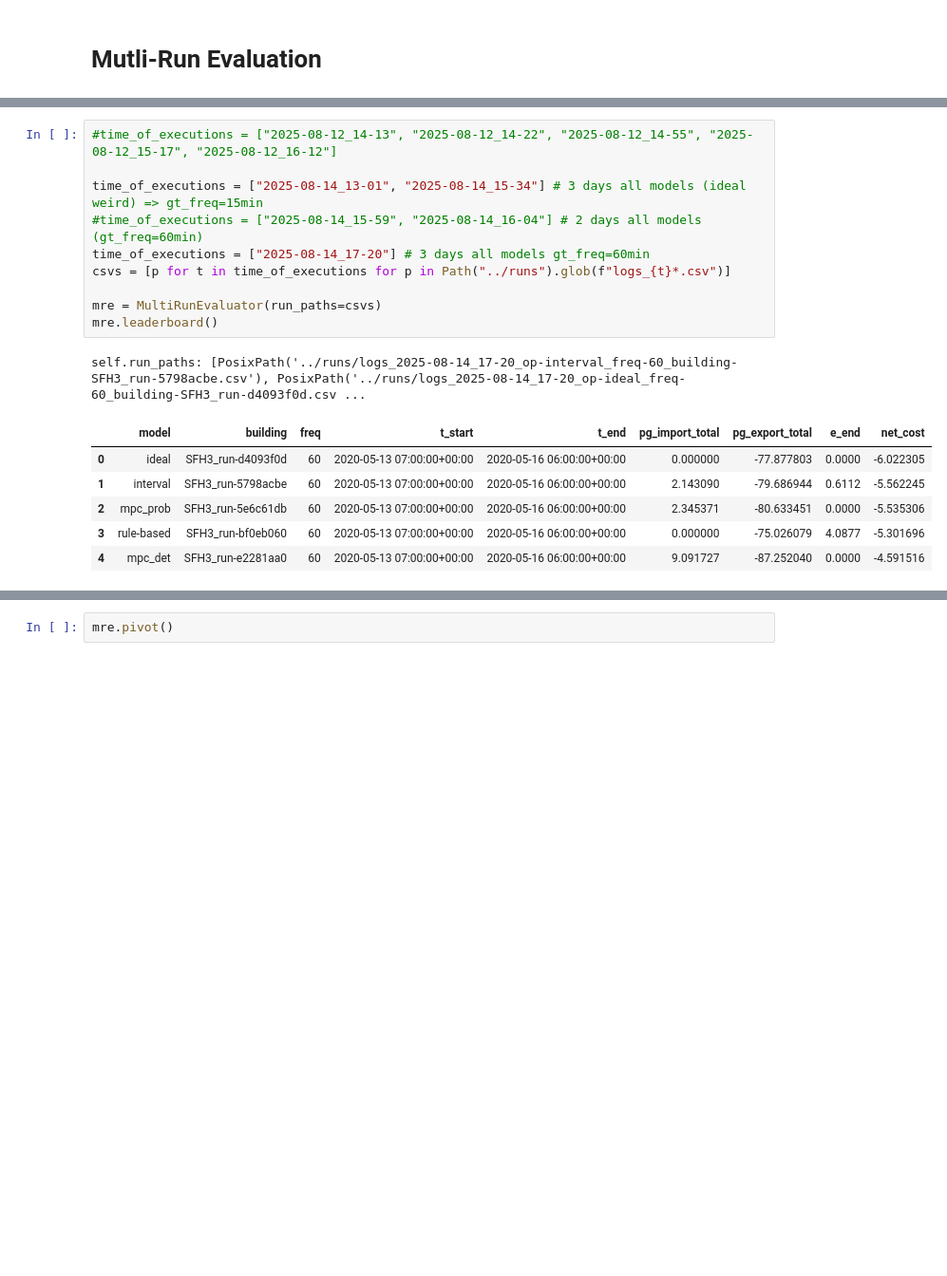
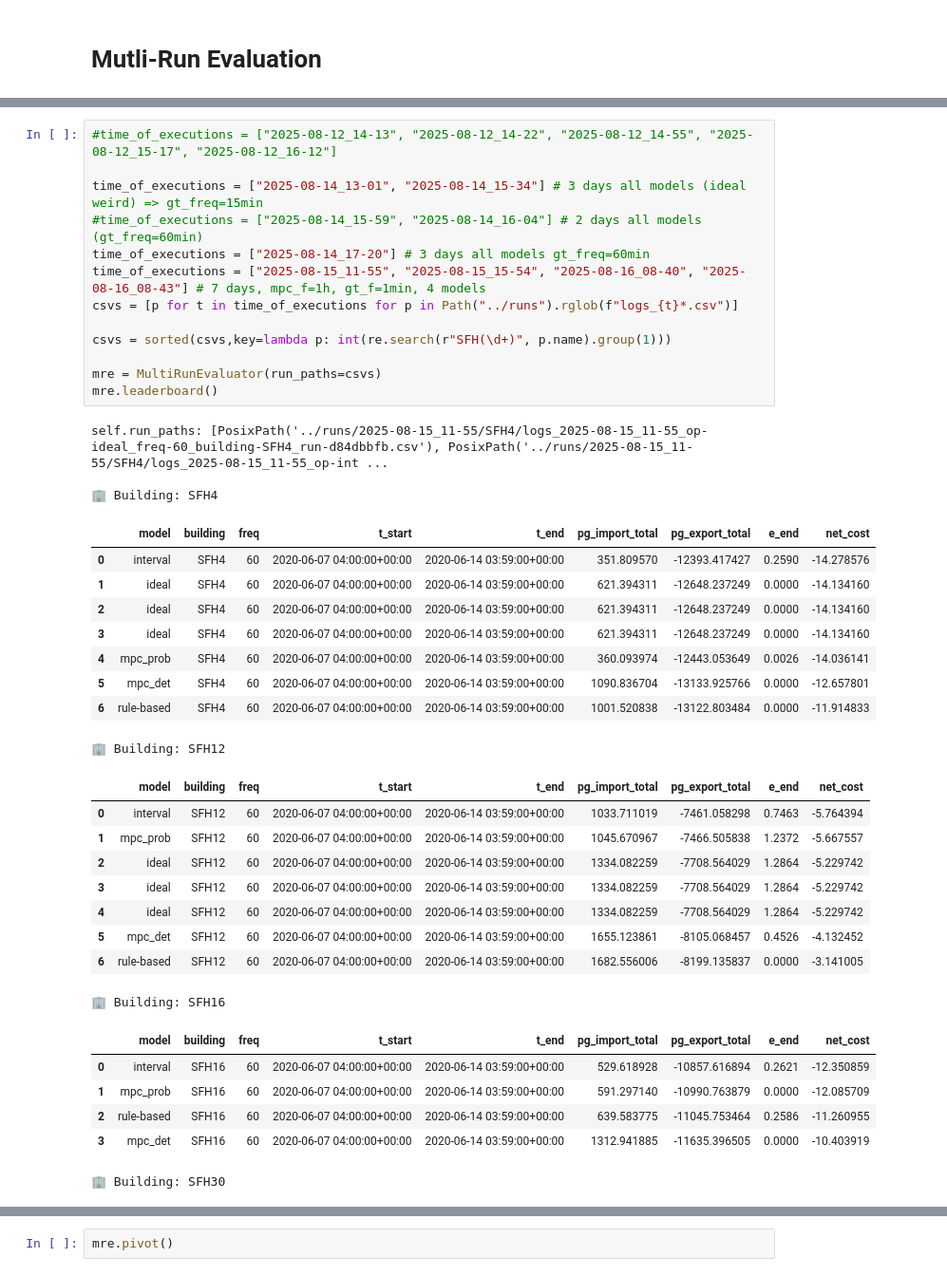
Before and after one commit to JaMoPinter/MPC-vs-RBC, a Jupyter notebook: 03_optimization/evaluation/evaluation.ipynb, the cells around one changed output, grey strips where cells are left out. Shown: that part at 95% size. Drawn from its saved outputs; the diff is of its cells as text; blank space fills up the shorter version.

Commit message:
Sorted evaluation entries and changed run folder structure

```diff
--- a/03_optimization/evaluation/evaluation.ipynb
+++ b/03_optimization/evaluation/evaluation.ipynb
@@ -17,18 +18,41 @@ from evaluation.multi_run_evaluator import MultiRunEvaluator
 # %%
 #time_of_executions = ["2025-08-12_14-13", "2025-08-12_14-22", "2025-08-12_14-55", "2025-08-12_15-17", "2025-08-12_16-12"]
 
 time_of_executions = ["2025-08-14_13-01", "2025-08-14_15-34"] # 3 days all models (ideal weird) => gt_freq=15min
 #time_of_executions = ["2025-08-14_15-59", "2025-08-14_16-04"] # 2 days all models (gt_freq=60min)
 time_of_executions = ["2025-08-14_17-20"] # 3 days all models gt_freq=60min
-csvs = [p for t in time_of_executions for p in Path("../runs").glob(f"logs_{t}*.csv")]
+time_of_executions = ["2025-08-15_11-55", "2025-08-15_15-54", "2025-08-16_08-40", "2025-08-16_08-43"] # 7 days, mpc_f=1h, gt_f=1min, 4 models
+csvs = [p for t in time_of_executions for p in Path("../runs").rglob(f"logs_{t}*.csv")]
+
+csvs = sorted(csvs,key=lambda p: int(re.search(r"SFH(\d+)", p.name).group(1)))
 
 mre = MultiRunEvaluator(run_paths=csvs)
 mre.leaderboard()
 # %% [output]
-self.run_paths: [PosixPath('../runs/logs_2025-08-14_17-20_op-interval_freq-60_building-SFH3_run-5798acbe.csv'), PosixPath('../runs/logs_2025-08-14_17-20_op-ideal_freq-60_building-SFH3_run-d4093f0d.csv ...
+self.run_paths: [PosixPath('../runs/2025-08-15_11-55/SFH4/logs_2025-08-15_11-55_op-ideal_freq-60_building-SFH4_run-d84dbbfb.csv'), PosixPath('../runs/2025-08-15_11-55/SFH4/logs_2025-08-15_11-55_op-int ...
+
+🏢 Building: SFH4
 |  | model | building | freq | t_start | t_end | pg_import_total | pg_export_total | e_end | net_cost |
-| 0 | ideal | SFH3_run-d4093f0d | 60 | 2020-05-13 07:00:00+00:00 | 2020-05-16 06:00:00+00:00 | 0.000000 | -77.877803 | 0.0000 | -6.022305 |
-| 1 | interval | SFH3_run-5798acbe | 60 | 2020-05-13 07:00:00+00:00 | 2020-05-16 06:00:00+00:00 | 2.143090 | -79.686944 | 0.6112 | -5.562245 |
-| 2 | mpc_prob | SFH3_run-5e6c61db | 60 | 2020-05-13 07:00:00+00:00 | 2020-05-16 06:00:00+00:00 | 2.345371 | -80.633451 | 0.0000 | -5.535306 |
-| 3 | rule-based | SFH3_run-bf0eb060 | 60 | 2020-05-13 07:00:00+00:00 | 2020-05-16 06:00:00+00:00 | 0.000000 | -75.026079 | 4.0877 | -5.301696 |
-| 4 | mpc_det | SFH3_run-e2281aa0 | 60 | 2020-05-13 07:00:00+00:00 | 2020-05-16 06:00:00+00:00 | 9.091727 | -87.252040 | 0.0000 | -4.591516 |
+| 0 | interval | SFH4 | 60 | 2020-06-07 04:00:00+00:00 | 2020-06-14 03:59:00+00:00 | 351.809570 | -12393.417427 | 0.2590 | -14.278576 |
+| 1 | ideal | SFH4 | 60 | 2020-06-07 04:00:00+00:00 | 2020-06-14 03:59:00+00:00 | 621.394311 | -12648.237249 | 0.0000 | -14.134160 |
+| 2 | ideal | SFH4 | 60 | 2020-06-07 04:00:00+00:00 | 2020-06-14 03:59:00+00:00 | 621.394311 | -12648.237249 | 0.0000 | -14.134160 |
+| 3 | ideal | SFH4 | 60 | 2020-06-07 04:00:00+00:00 | 2020-06-14 03:59:00+00:00 | 621.394311 | -12648.237249 | 0.0000 | -14.134160 |
+| 4 | mpc_prob | SFH4 | 60 | 2020-06-07 04:00:00+00:00 | 2020-06-14 03:59:00+00:00 | 360.093974 | -12443.053649 | 0.0026 | -14.036141 |
+| 5 | mpc_det | SFH4 | 60 | 2020-06-07 04:00:00+00:00 | 2020-06-14 03:59:00+00:00 | 1090.836704 | -13133.925766 | 0.0000 | -12.657801 |
+| 6 | rule-based | SFH4 | 60 | 2020-06-07 04:00:00+00:00 | 2020-06-14 03:59:00+00:00 | 1001.520838 | -13122.803484 | 0.0000 | -11.914833 |
+🏢 Building: SFH12
+|  | model | building | freq | t_start | t_end | pg_import_total | pg_export_total | e_end | net_cost |
+| 0 | interval | SFH12 | 60 | 2020-06-07 04:00:00+00:00 | 2020-06-14 03:59:00+00:00 | 1033.711019 | -7461.058298 | 0.7463 | -5.764394 |
+| 1 | mpc_prob | SFH12 | 60 | 2020-06-07 04:00:00+00:00 | 2020-06-14 03:59:00+00:00 | 1045.670967 | -7466.505838 | 1.2372 | -5.667557 |
+| 2 | ideal | SFH12 | 60 | 2020-06-07 04:00:00+00:00 | 2020-06-14 03:59:00+00:00 | 1334.082259 | -7708.564029 | 1.2864 | -5.229742 |
+| 3 | ideal | SFH12 | 60 | 2020-06-07 04:00:00+00:00 | 2020-06-14 03:59:00+00:00 | 1334.082259 | -7708.564029 | 1.2864 | -5.229742 |
+| 4 | ideal | SFH12 | 60 | 2020-06-07 04:00:00+00:00 | 2020-06-14 03:59:00+00:00 | 1334.082259 | -7708.564029 | 1.2864 | -5.229742 |
+| 5 | mpc_det | SFH12 | 60 | 2020-06-07 04:00:00+00:00 | 2020-06-14 03:59:00+00:00 | 1655.123861 | -8105.068457 | 0.4526 | -4.132452 |
+| 6 | rule-based | SFH12 | 60 | 2020-06-07 04:00:00+00:00 | 2020-06-14 03:59:00+00:00 | 1682.556006 | -8199.135837 | 0.0000 | -3.141005 |
+🏢 Building: SFH16
+|  | model | building | freq | t_start | t_end | pg_import_total | pg_export_total | e_end | net_cost |
+| 0 | interval | SFH16 | 60 | 2020-06-07 04:00:00+00:00 | 2020-06-14 03:59:00+00:00 | 529.618928 | -10857.616894 | 0.2621 | -12.350859 |
+| 1 | mpc_prob | SFH16 | 60 | 2020-06-07 04:00:00+00:00 | 2020-06-14 03:59:00+00:00 | 591.297140 | -10990.763879 | 0.0000 | -12.085709 |
+| 2 | rule-based | SFH16 | 60 | 2020-06-07 04:00:00+00:00 | 2020-06-14 03:59:00+00:00 | 639.583775 | -11045.753464 | 0.2586 | -11.260955 |
+| 3 | mpc_det | SFH16 | 60 | 2020-06-07 04:00:00+00:00 | 2020-06-14 03:59:00+00:00 | 1312.941885 | -11635.396505 | 0.0000 | -10.403919 |
+🏢 Building: SFH30
```
Also changed, not shown: parts of 2 cells of this notebook, 2 other files.
